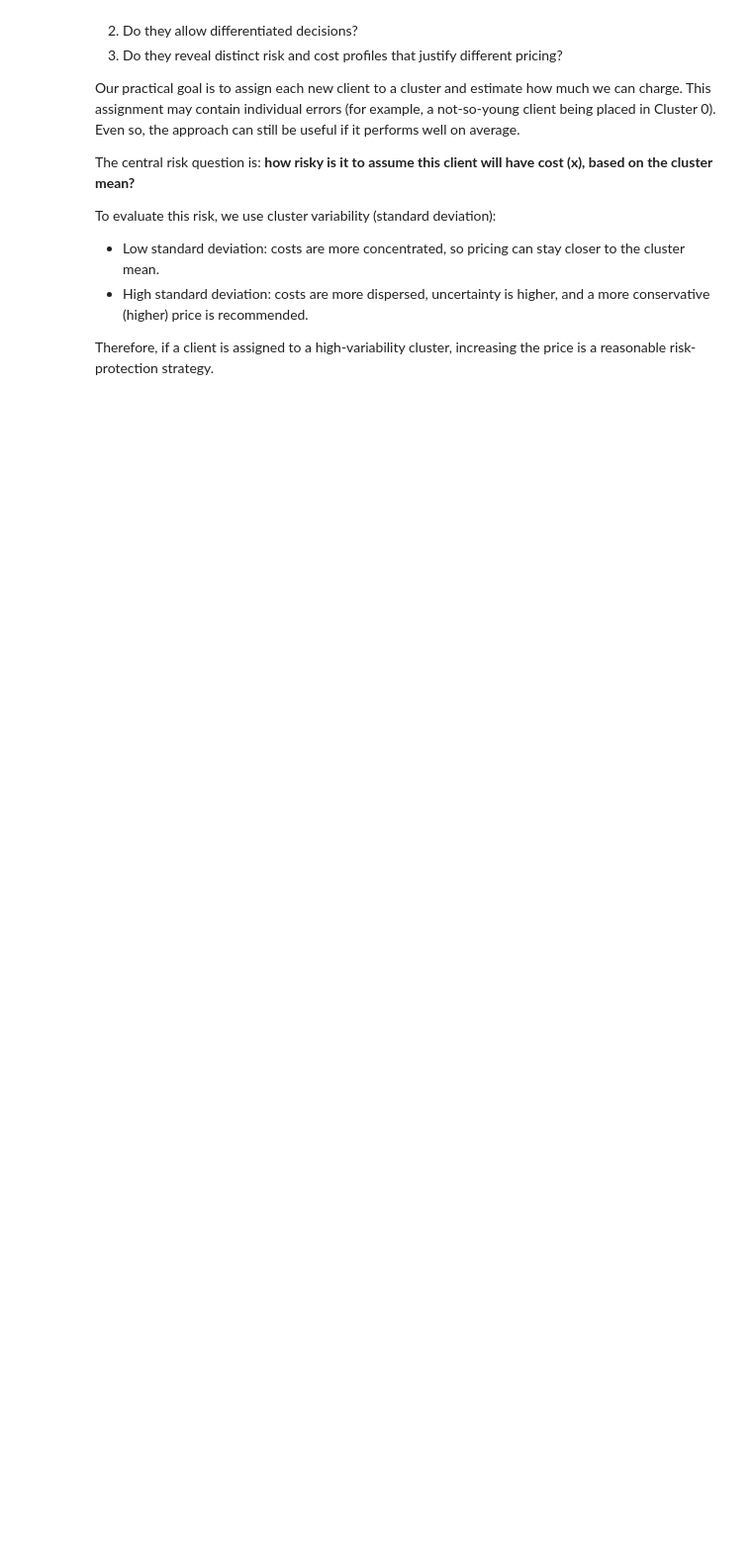
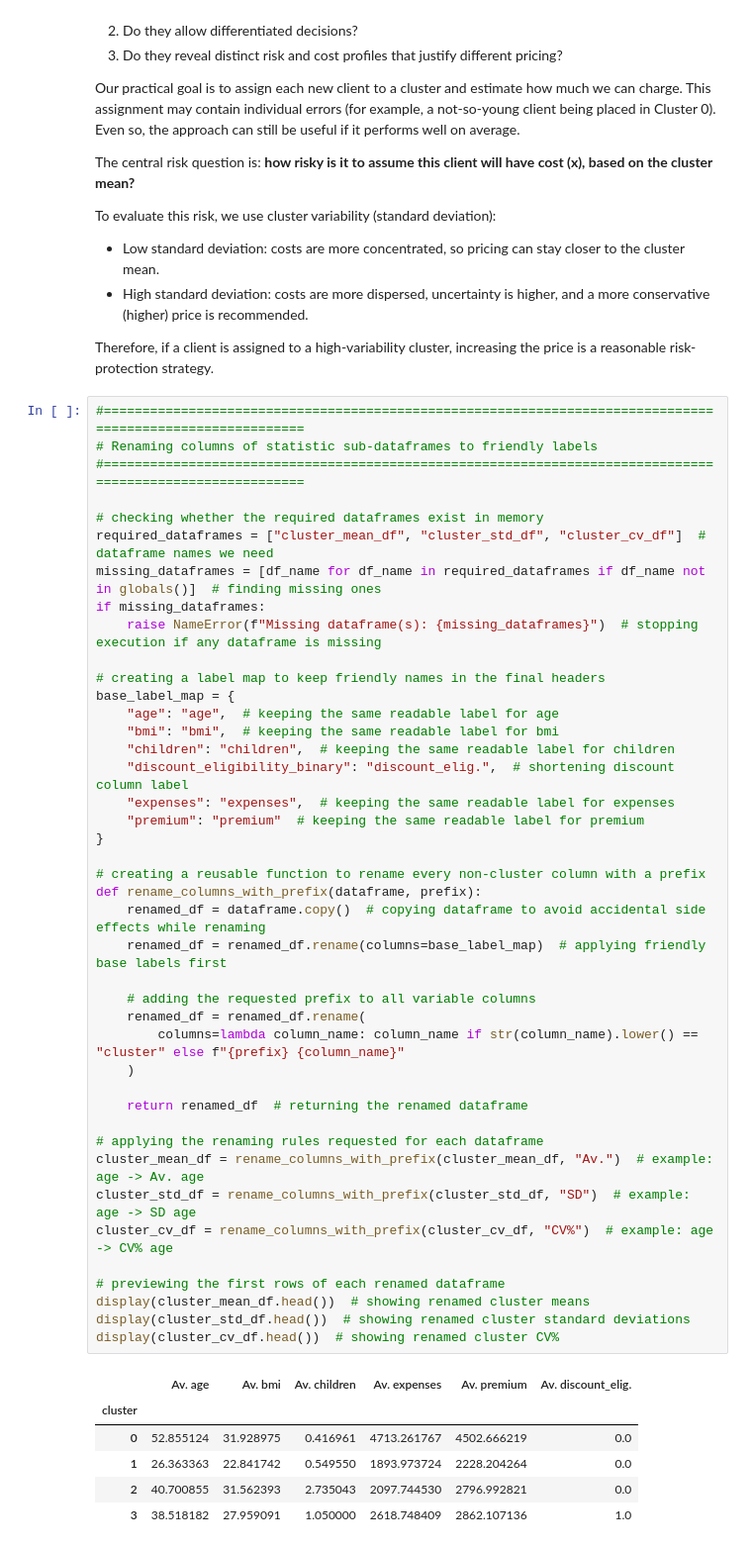
Before and after one commit to renancaetan0/prediction_methods_health_insurance, a Jupyter notebook: notebooks/linear_regression_and_clustering_compairson_health_insurance_case.ipynb, the cells around one changed output. Shown at 99% size. Saved outputs shown, nothing was run; the diff lists cells and outputs as text; blank space fills up the shorter version.

Commit message:
feat: renaming columns of statistic sub-dataframes to friendly labels

```diff
--- a/notebooks/linear_regression_and_clustering_compairson_health_insurance_case.ipynb
+++ b/notebooks/linear_regression_and_clustering_compairson_health_insurance_case.ipynb
@@ -1439,3 +1439,52 @@ To evaluate this risk, we use cluster variability (standard deviation):
 - High standard deviation: costs are more dispersed, uncertainty is higher, and a more conservative (higher) price is recommended.
 
 Therefore, if a client is assigned to a high-variability cluster, increasing the price is a reasonable risk-protection strategy.
+# %%
+#==========================================================================================================
+# Renaming columns of statistic sub-dataframes to friendly labels
+#==========================================================================================================
+
+# checking whether the required dataframes exist in memory
+required_dataframes = ["cluster_mean_df", "cluster_std_df", "cluster_cv_df"]  # dataframe names we need
+missing_dataframes = [df_name for df_name in required_dataframes if df_name not in globals()]  # finding missing ones
+if missing_dataframes:
+    raise NameError(f"Missing dataframe(s): {missing_dataframes}")  # stopping execution if any dataframe is missing
+
+# creating a label map to keep friendly names in the final headers
+base_label_map = {
+    "age": "age",  # keeping the same readable label for age
+    "bmi": "bmi",  # keeping the same readable label for bmi
+    "children": "children",  # keeping the same readable label for children
+    "discount_eligibility_binary": "discount_elig.",  # shortening discount column label
+    "expenses": "expenses",  # keeping the same readable label for expenses
+    "premium": "premium"  # keeping the same readable label for premium
+}
+
+# creating a reusable function to rename every non-cluster column with a prefix
+def rename_columns_with_prefix(dataframe, prefix):
+    renamed_df = dataframe.copy()  # copying dataframe to avoid accidental side effects while renaming
+    renamed_df = renamed_df.rename(columns=base_label_map)  # applying friendly base labels first
+
+    # adding the requested prefix to all variable columns
+    renamed_df = renamed_df.rename(
+        columns=lambda column_name: column_name if str(column_name).lower() == "cluster" else f"{prefix} {column_name}"
+    )
+
+    return renamed_df  # returning the renamed dataframe
+
+# applying the renaming rules requested for each dataframe
+cluster_mean_df = rename_columns_with_prefix(cluster_mean_df, "Av.")  # example: age -> Av. age
+cluster_std_df = rename_columns_with_prefix(cluster_std_df, "SD")  # example: age -> SD age
+cluster_cv_df = rename_columns_with_prefix(cluster_cv_df, "CV%")  # example: age -> CV% age
+
+# previewing the first rows of each renamed dataframe
+display(cluster_mean_df.head())  # showing renamed cluster means
+display(cluster_std_df.head())  # showing renamed cluster standard deviations
+display(cluster_cv_df.head())  # showing renamed cluster CV%
+# %% [output]
+|  | Av. age | Av. bmi | Av. children | Av. expenses | Av. premium | Av. discount_elig. |
+| cluster |  |  |  |  |  |  |
+| 0 | 52.855124 | 31.928975 | 0.416961 | 4713.261767 | 4502.666219 | 0.0 |
+| 1 | 26.363363 | 22.841742 | 0.549550 | 1893.973724 | 2228.204264 | 0.0 |
+| 2 | 40.700855 | 31.562393 | 2.735043 | 2097.744530 | 2796.992821 | 0.0 |
+| 3 | 38.518182 | 27.959091 | 1.050000 | 2618.748409 | 2862.107136 | 1.0 |
```
Also changed, not shown: parts of 1 cell of this notebook.
